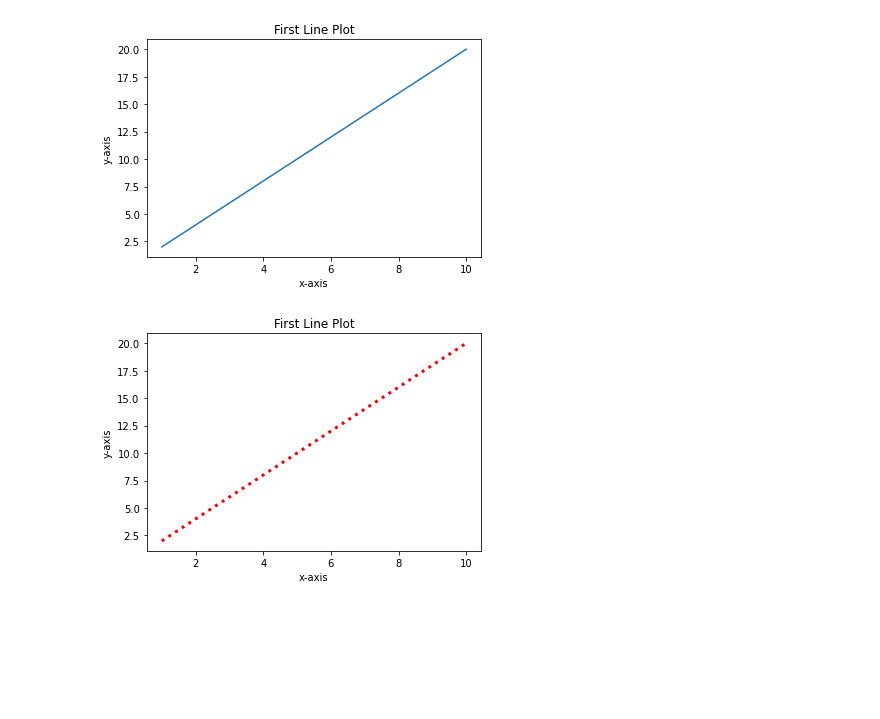
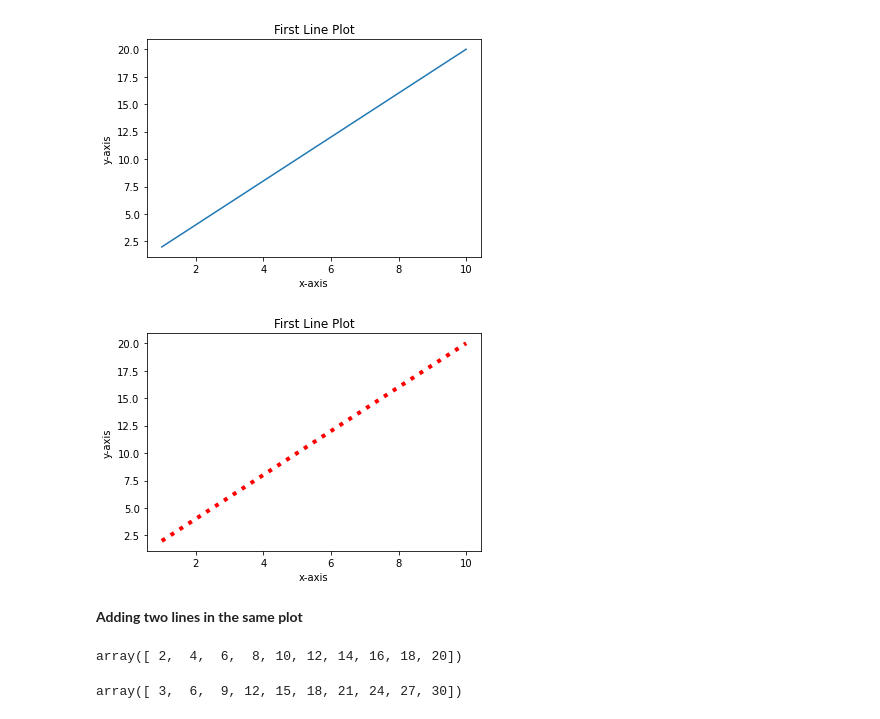
Before and after one commit to shamiik/MatplotlibSeaborn, a Jupyter notebook: Matplotlib.ipynb, the cells around one changed output. Saved outputs shown, nothing was run; the diff lists cells and outputs as text; code cells hidden in the pictures; blank space fills up the shorter version.

```diff
--- a/Matplotlib.ipynb
+++ b/Matplotlib.ipynb
@@ -22,10 +24,23 @@ plt.show()
 # %% [output]
 [figure]
 # %%
-plt.plot(x,y,color="red",linestyle=":",linewidth=3)
+plt.plot(x,y,color="red",linestyle=":",linewidth=4)
 plt.title("First Line Plot")
 plt.xlabel("x-axis")
 plt.ylabel("y-axis")
 plt.show()
 # %% [output]
-[figure, old version]
+[figure, new version]
+# %% [markdown]
+**Adding two lines in the same plot**
+# %%
+x=np.arange(1,11)
+y1=2*x
+y2=3*x
+y1
+# %% [output]
+array([ 2,  4,  6,  8, 10, 12, 14, 16, 18, 20])
+# %%
+y2
+# %% [output]
+array([ 3,  6,  9, 12, 15, 18, 21, 24, 27, 30])
```
Also changed, not shown: parts of 13 cells of this notebook.
